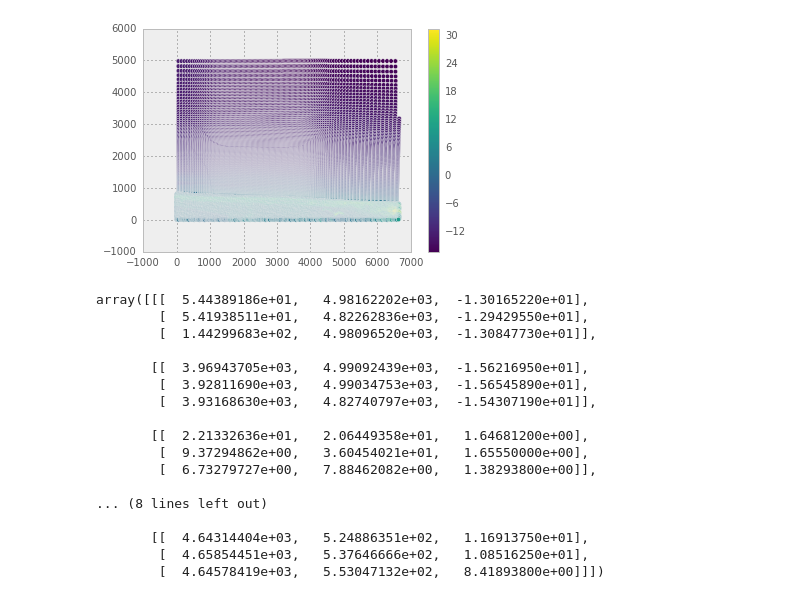
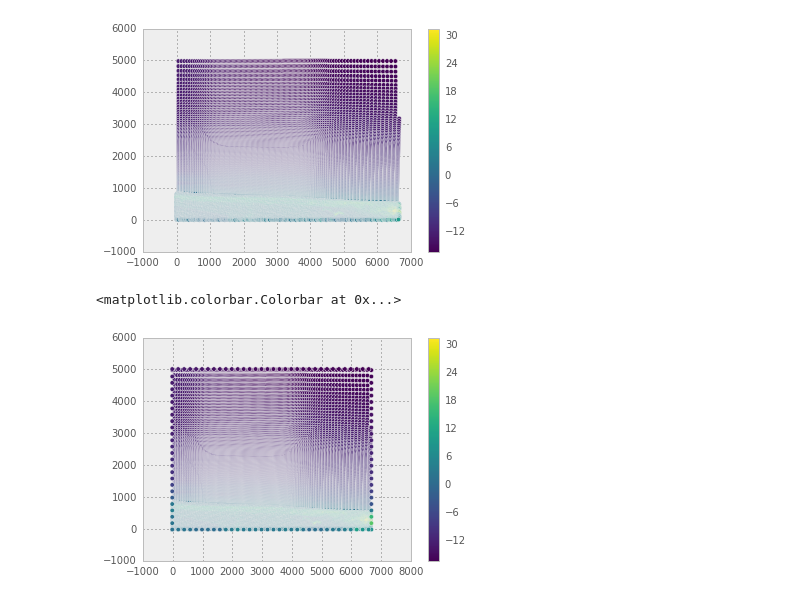
Before and after one commit to SiggyF/notebooks, a Jupyter notebook: zandmotor.ipynb, the cells around one changed output. Saved outputs shown, nothing was run; the diff lists cells and outputs as text; code cells hidden in the pictures.

Commit message:
fix points

```diff
--- a/zandmotor.ipynb
+++ b/zandmotor.ipynb
@@ -17,21 +24,31 @@ import matplotlib.tri
+# %%
+# we need a few extra points around the edge so we know that we have a square
+# define an interpolation function
+L = scipy.interpolate.NearestNDInterpolator(xyz[:,:2], xyz[:,2])
+xmin = xyz[:,0].min()
+xmax = xyz[:,0].max()
+ymin = xyz[:,1].min()
+ymax = xyz[:,1].max()
+
+Y, X = np.mgrid[(ymin-20):(ymax+20):200, (xmin-20):(xmax+20):2j]
+xy_extra = np.c_[X.ravel(), Y.ravel()]
+# create a xyz
+xyz_extra = np.hstack((xy_extra, L(xy_extra)[:,np.newaxis]))
+# append to xyz
+xyz = np.vstack((xyz, xyz_extra))
+Y, X = np.mgrid[(ymin-20):(ymax+20):2j, (xmin-20):(xmax+20):200]
+xy_extra = np.c_[X.ravel(), Y.ravel()]
+# create xyz
+xyz_extra = np.hstack((xy_extra, L(xy_extra)[:,np.newaxis]))
+# append to xyz
+xyz = np.vstack((xyz, xyz_extra))
+# %%
+# now we have a regular outer boundary
+plt.scatter(xyz[:,0], xyz[:,1], c=xyz[:,2], cmap='viridis')
+plt.colorbar()
+# %% [output]
+<matplotlib.colorbar.Colorbar at 0x...>
+[figure, added]
 # %%
+# define a triangular mesh
 tri = matplotlib.tri.Triangulation(xyz[:,0], xyz[:,1])
-xyz[tri.triangles]
-# %% [output]
-array([[[  5.44389186e+01,   4.98162202e+03,  -1.30165220e+01],
-        [  5.41938511e+01,   4.82262836e+03,  -1.29429550e+01],
-        [  1.44299683e+02,   4.98096520e+03,  -1.30847730e+01]],
-
-       [[  3.96943705e+03,   4.99092439e+03,  -1.56216950e+01],
-        [  3.92811690e+03,   4.99034753e+03,  -1.56545890e+01],
-        [  3.93168630e+03,   4.82740797e+03,  -1.54307190e+01]],
-
-       [[  2.21332636e+01,   2.06449358e+01,   1.64681200e+00],
-        [  9.37294862e+00,   3.60454021e+01,   1.65550000e+00],
-        [  6.73279727e+00,   7.88462082e+00,   1.38293800e+00]],
-
-... (8 lines left out)
-
-       [[  4.64314404e+03,   5.24886351e+02,   1.16913750e+01],
-        [  4.65854451e+03,   5.37646666e+02,   1.08516250e+01],
-        [  4.64578419e+03,   5.53047132e+02,   8.41893800e+00]]])
```
Also changed, not shown: parts of 10 cells of this notebook.
